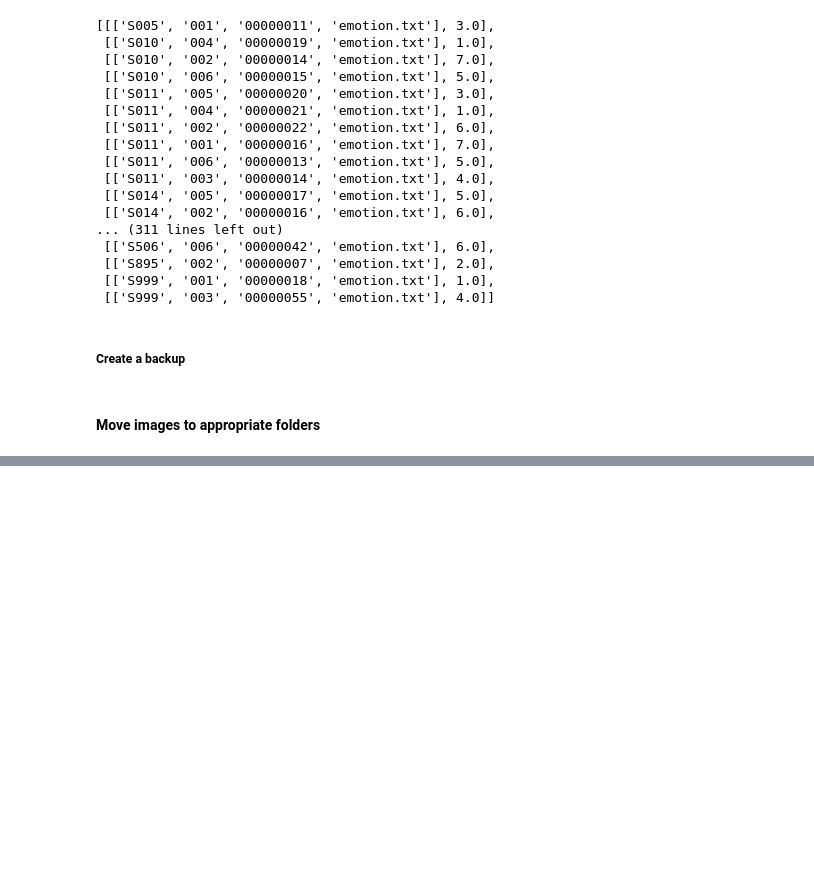
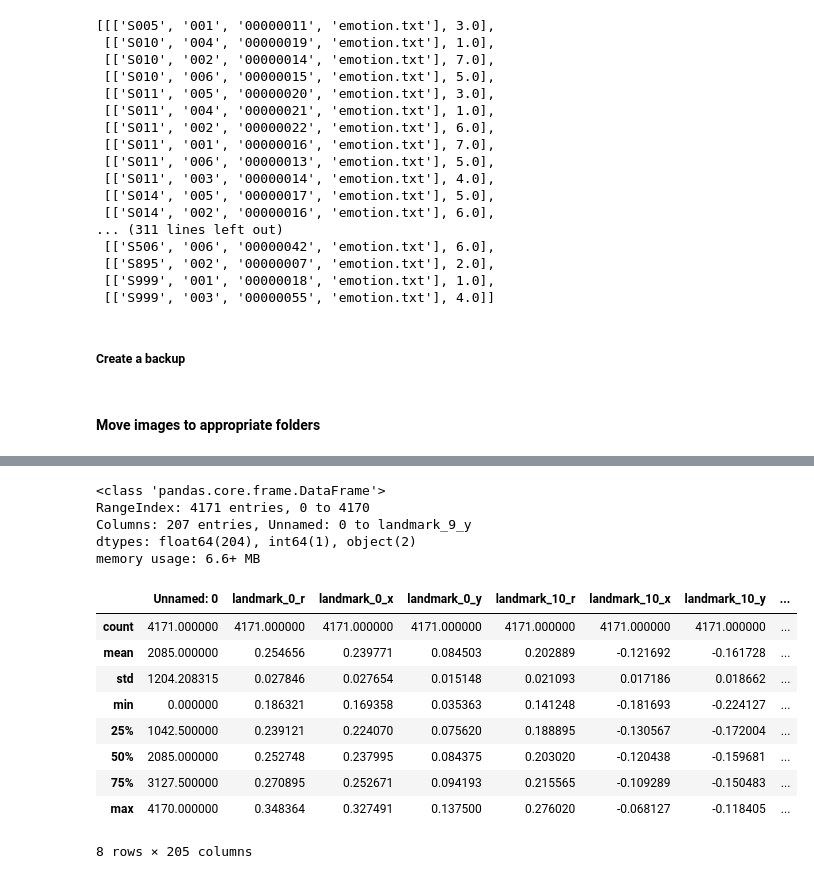
Before and after one commit to yuriimchg/emotions_from_webcam, a Jupyter notebook: training/research.ipynb, the cells around one changed output, grey strips where cells are left out. Saved outputs shown, nothing was run; the diff lists cells and outputs as text; code cells hidden in the pictures; blank space fills up the shorter version.

```diff
--- a/training/research.ipynb
+++ b/training/research.ipynb
@@ -113,0 +173,22 @@ Now go to folders & throw out some images manually (especially from the neutral
+# %%
+jsonlike = []
+for emotion in atpbar(emotions, name='images'):
+    for image in atpbar(os.listdir(os.path.join(destination, emotion)), name=emotion):
+        imgpath = os.path.join(destination, emotion, image)
+        try:
+            img_array = cv2.imread(imgpath)
+            face_landmarks, rad_vectors = get_face_landmarks(image, img_array, predictor)
+        except:
+            print(f'failed on {imgpath}')
+            continue
+
+        current_image_collector = {'image': image, 'emotion': emotion}
+
+
+        #print(face_landmarks[0])
+
+        for i, [x, y] in enumerate(face_landmarks):
+            current_image_collector.update({f'landmark_{i}_x':x})
+            current_image_collector.update({f'landmark_{i}_y':y})
+            current_image_collector.update({f'landmark_{i}_r':rad_vectors[i]})
+        jsonlike.append(current_image_collector)
@@ -113,0 +239,23 @@ Now go to folders & throw out some images manually (especially from the neutral
+# %%
+df2 = pd.DataFrame(jsonlike)
+# %%
+df2.info()
+# %% [output]
+<class 'pandas.core.frame.DataFrame'>
+RangeIndex: 4171 entries, 0 to 4170
+Columns: 207 entries, Unnamed: 0 to landmark_9_y
+dtypes: float64(204), int64(1), object(2)
+memory usage: 6.6+ MB
+# %%
+df2.describe()
+# %% [output]
+|  | Unnamed: 0 | landmark_0_r | landmark_0_x | landmark_0_y | landmark_10_r | landmark_10_x | landmark_10_y | ... |
+| count | 4171.000000 | 4171.000000 | 4171.000000 | 4171.000000 | 4171.000000 | 4171.000000 | 4171.000000 | ... |
+| mean | 2085.000000 | 0.254656 | 0.239771 | 0.084503 | 0.202889 | -0.121692 | -0.161728 | ... |
+| std | 1204.208315 | 0.027846 | 0.027654 | 0.015148 | 0.021093 | 0.017186 | 0.018662 | ... |
+| min | 0.000000 | 0.186321 | 0.169358 | 0.035363 | 0.141248 | -0.181693 | -0.224127 | ... |
+| 25% | 1042.500000 | 0.239121 | 0.224070 | 0.075620 | 0.188895 | -0.130567 | -0.172004 | ... |
+| 50% | 2085.000000 | 0.252748 | 0.237995 | 0.084375 | 0.203020 | -0.120438 | -0.159681 | ... |
+| 75% | 3127.500000 | 0.270895 | 0.252671 | 0.094193 | 0.215565 | -0.109289 | -0.150483 | ... |
+| max | 4170.000000 | 0.348364 | 0.327491 | 0.137500 | 0.276020 | -0.068127 | -0.118405 | ... |
+8 rows × 205 columns
```
Also changed, not shown: parts of 35 cells of this notebook.
